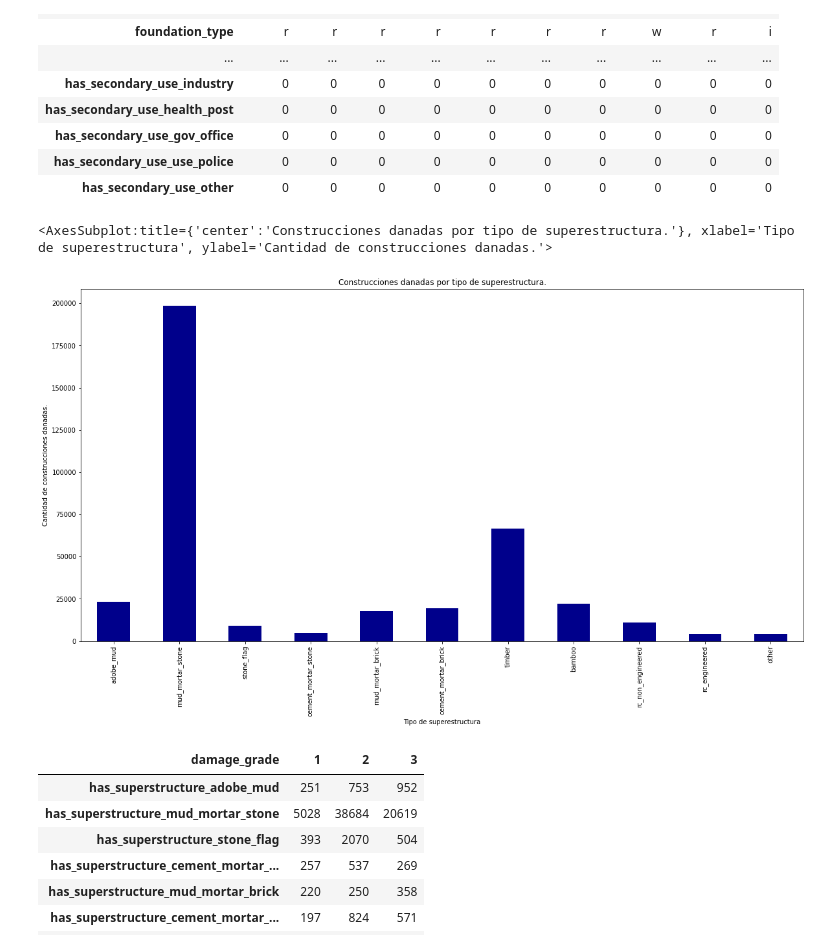
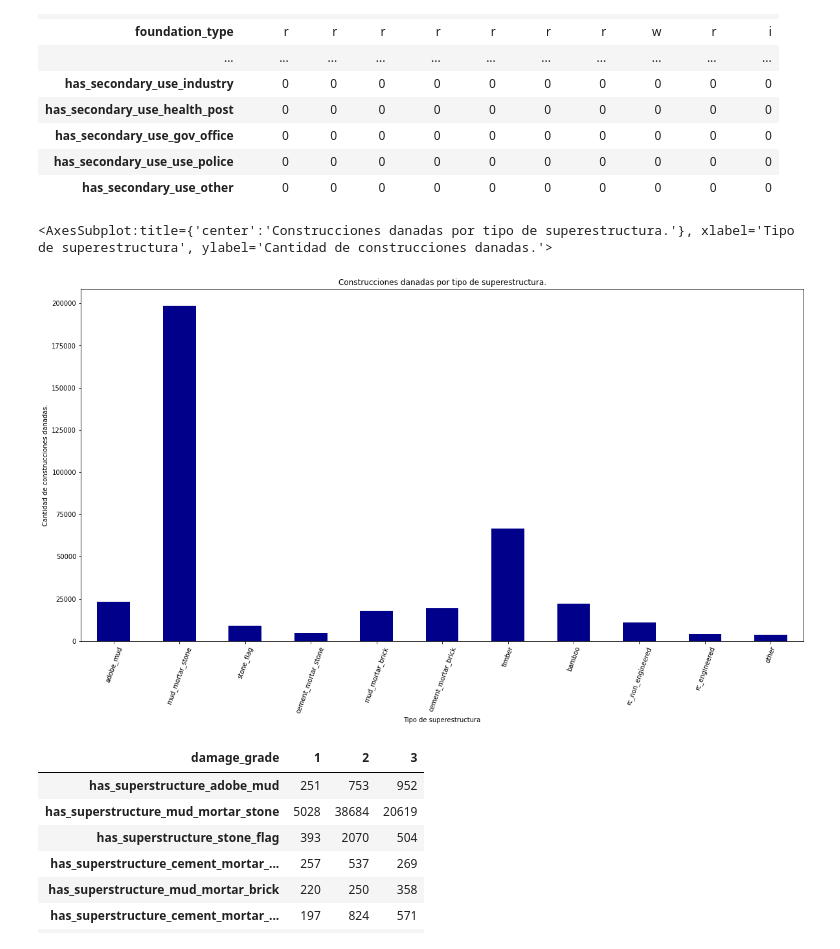
Before and after one commit to joaquinfontela/OrganizacionDeDatos-TP1, a Jupyter notebook: src/Superstructures.ipynb, the cells around one changed output. Cells and saved outputs as stored; diff of their text form; code cells hidden in the pictures.

```diff
--- a/src/Superstructures.ipynb
+++ b/src/Superstructures.ipynb
@@ -40,17 +40,18 @@ values_supers = values.iloc[:, 15:26]
 # %%
 supers_sum = values_supers.sum()
 supers_sum.index = [ind[19:] for ind in supers_sum.index]
 supers_sum.plot(\
     kind="bar",\
     figsize=(20,10),\
     title = "Construcciones danadas por tipo de superestructura.",\
     xlabel = "Tipo de superestructura",\
     ylabel = "Cantidad de construcciones danadas.",\
-    color = "darkblue"
+    color = "darkblue",\
+    rot = 70
     )
 # %% [output]
 <AxesSubplot:title={'center':'Construcciones danadas por tipo de superestructura.'}, xlabel='Tipo de superestructura', ylabel='Cantidad de construcciones danadas.'>
-[figure, old version]
+[figure, new version]
 # %%
 values = values.iloc[:, 1]
 values_supers["building_id"] = values
```
Also changed, not shown: 2 other files.
